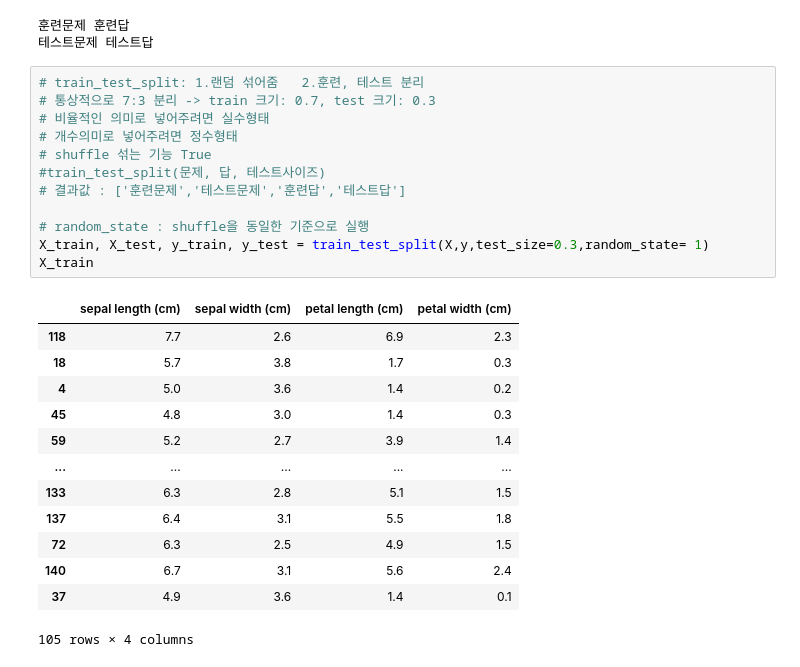
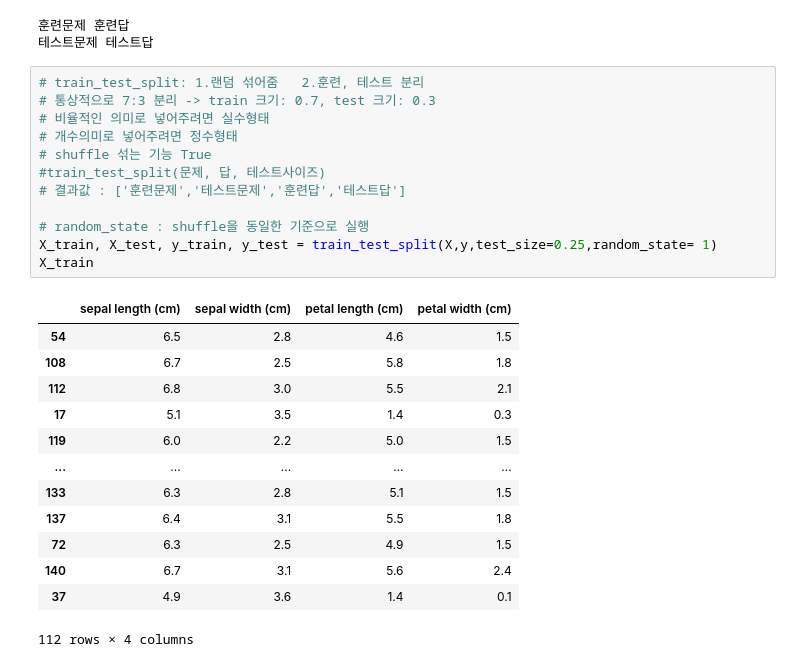
Before and after one commit to hanbinpark/MachineLearning, a Jupyter notebook: ex03_iris_knn분류실습.ipynb, the cells around one changed output. Saved outputs shown, nothing was run; the diff lists cells and outputs as text.

```diff
--- a/ex03_iris_knn분류실습.ipynb
+++ b/ex03_iris_knn분류실습.ipynb
@@ -170,26 +170,26 @@ print(X_test, y_test) # unpacking
 # %%
 # train_test_split: 1.랜덤 섞어줌   2.훈련, 테스트 분리
 # 통상적으로 7:3 분리 -> train 크기: 0.7, test 크기: 0.3
 # 비율적인 의미로 넣어주려면 실수형태
 # 개수의미로 넣어주려면 정수형태
 # shuffle 섞는 기능 True
 #train_test_split(문제, 답, 테스트사이즈)
 # 결과값 : ['훈련문제','테스트문제','훈련답','테스트답']
 
 # random_state : shuffle을 동일한 기준으로 실행
-X_train, X_test, y_train, y_test = train_test_split(X,y,test_size=0.3,random_state= 1)
+X_train, X_test, y_train, y_test = train_test_split(X,y,test_size=0.25,random_state= 1)
 X_train
 # %% [output]
 |  | sepal length (cm) | sepal width (cm) | petal length (cm) | petal width (cm) |
-| 118 | 7.7 | 2.6 | 6.9 | 2.3 |
-| 18 | 5.7 | 3.8 | 1.7 | 0.3 |
-| 4 | 5.0 | 3.6 | 1.4 | 0.2 |
-| 45 | 4.8 | 3.0 | 1.4 | 0.3 |
-| 59 | 5.2 | 2.7 | 3.9 | 1.4 |
+| 54 | 6.5 | 2.8 | 4.6 | 1.5 |
+| 108 | 6.7 | 2.5 | 5.8 | 1.8 |
+| 112 | 6.8 | 3.0 | 5.5 | 2.1 |
+| 17 | 5.1 | 3.5 | 1.4 | 0.3 |
+| 119 | 6.0 | 2.2 | 5.0 | 1.5 |
 | ... | ... | ... | ... | ... |
 | 133 | 6.3 | 2.8 | 5.1 | 1.5 |
 | 137 | 6.4 | 3.1 | 5.5 | 1.8 |
 | 72 | 6.3 | 2.5 | 4.9 | 1.5 |
 | 140 | 6.7 | 3.1 | 5.6 | 2.4 |
 | 37 | 4.9 | 3.6 | 1.4 | 0.1 |
-105 rows × 4 columns
+112 rows × 4 columns
```
Also changed, not shown: parts of 21 cells of this notebook, 3 other files.
